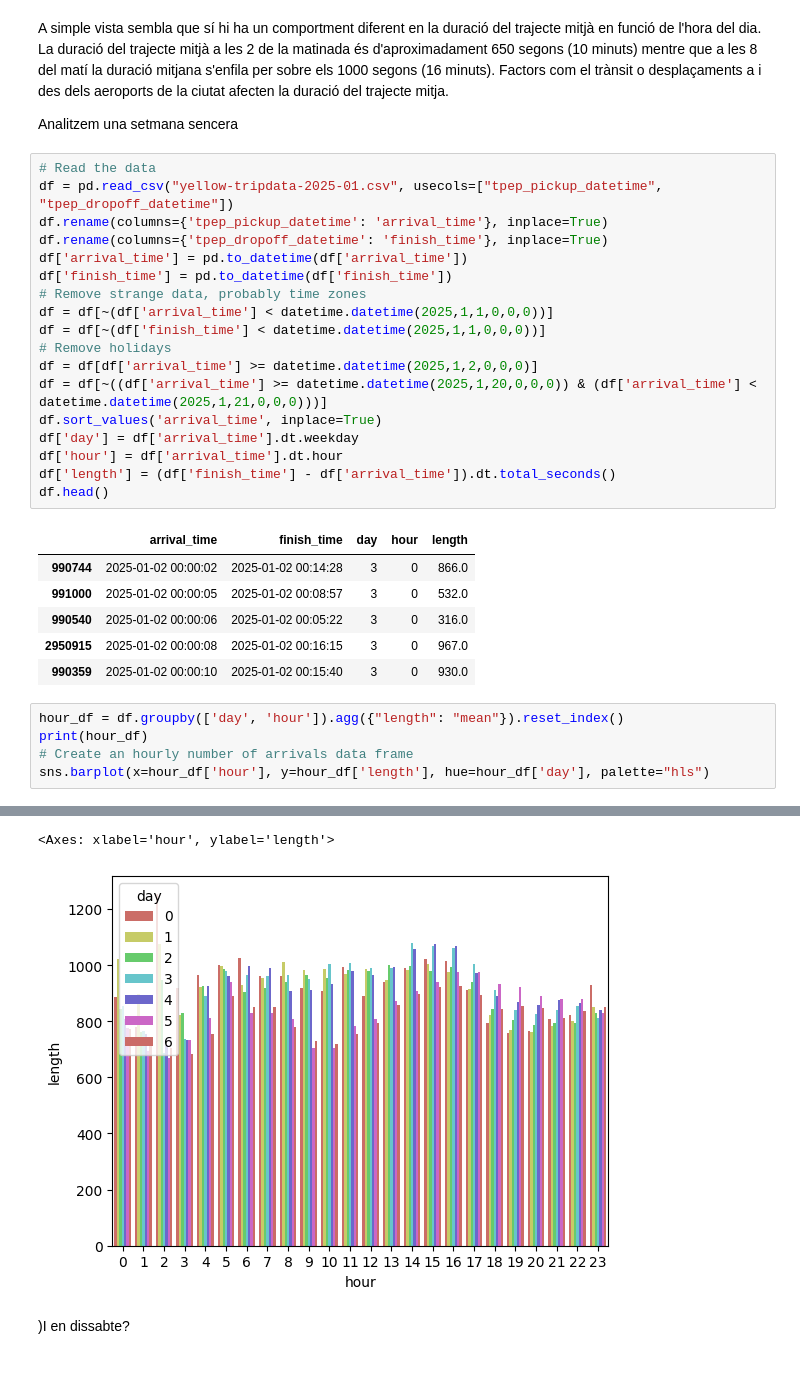
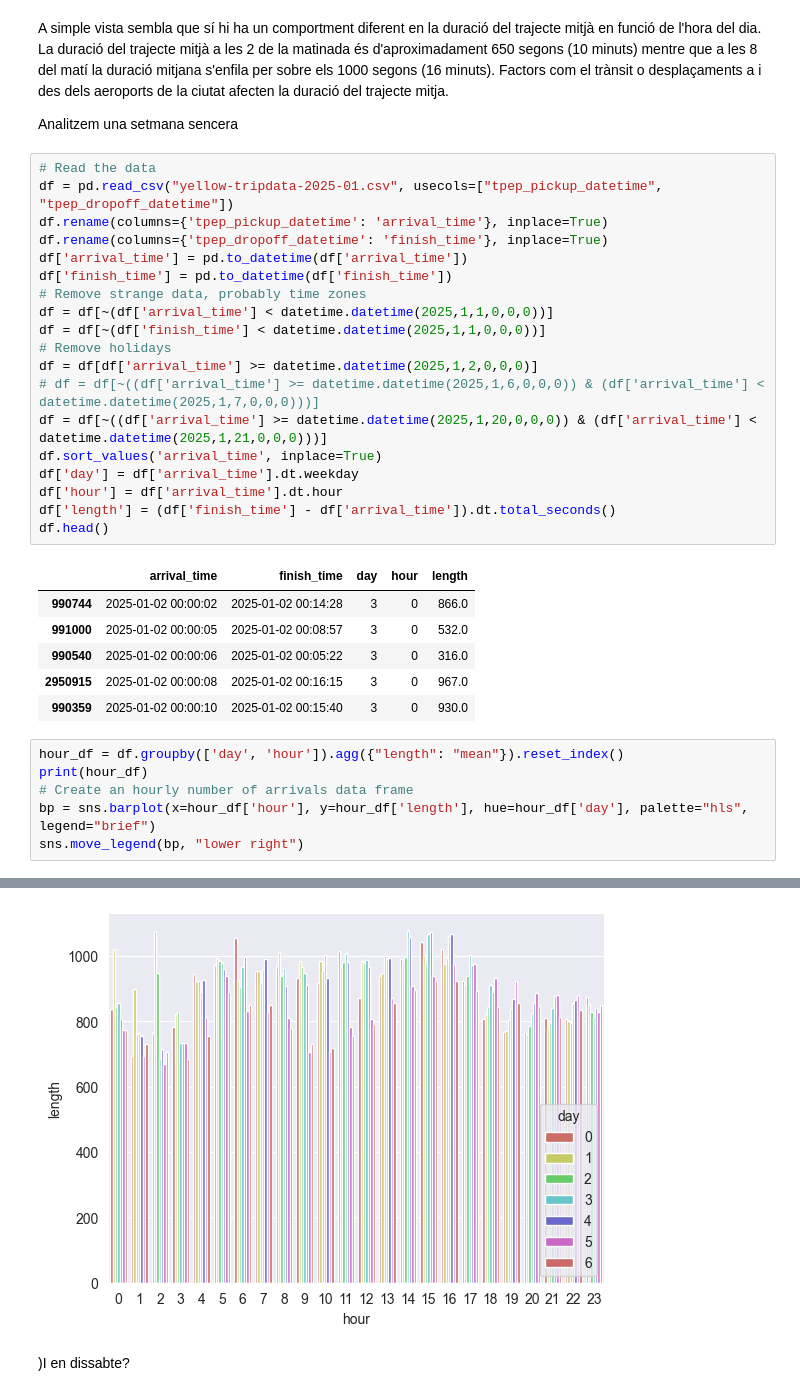
Before and after one commit to JaumeFigueras/simulacio, a Jupyter notebook: estadistica/iid/estacionaritat.ipynb, the cells around one changed output, grey strips where cells are left out. Saved outputs shown, nothing was run; the diff lists cells and outputs as text; blank space fills up the shorter version.

```diff
--- a/estadistica/iid/estacionaritat.ipynb
+++ b/estadistica/iid/estacionaritat.ipynb
@@ -195,6 +195,7 @@ df = df[~(df['arrival_time'] < datetime.datetime(2025,1,1,0,0,0))]
 df = df[~(df['finish_time'] < datetime.datetime(2025,1,1,0,0,0))]
 # Remove holidays
 df = df[df['arrival_time'] >= datetime.datetime(2025,1,2,0,0,0)]
+# df = df[~((df['arrival_time'] >= datetime.datetime(2025,1,6,0,0,0)) & (df['arrival_time'] < datetime.datetime(2025,1,7,0,0,0)))]
 df = df[~((df['arrival_time'] >= datetime.datetime(2025,1,20,0,0,0)) & (df['arrival_time'] < datetime.datetime(2025,1,21,0,0,0)))]
 df.sort_values('arrival_time', inplace=True)
 df['day'] = df['arrival_time'].dt.weekday
@@ -212,5 +213,6 @@ df.head()
 hour_df = df.groupby(['day', 'hour']).agg({"length": "mean"}).reset_index()
 print(hour_df)
 # Create an hourly number of arrivals data frame
-sns.barplot(x=hour_df['hour'], y=hour_df['length'], hue=hour_df['day'], palette="hls")
+bp = sns.barplot(x=hour_df['hour'], y=hour_df['length'], hue=hour_df['day'], palette="hls", legend="brief")
+sns.move_legend(bp, "lower right")
 # %% [output]
@@ -229,7 +231,6 @@ sns.barplot(x=hour_df['hour'], y=hour_df['length'], hue=hour_df['day'], palette=
 
 [168 rows x 3 columns]
-<Axes: xlabel='hour', ylabel='length'>
-[figure, old version]
+[figure, new version]
 # %% [markdown]
 )I en dissabte?
 # %%
```
Also changed, not shown: parts of 2 cells of this notebook.
